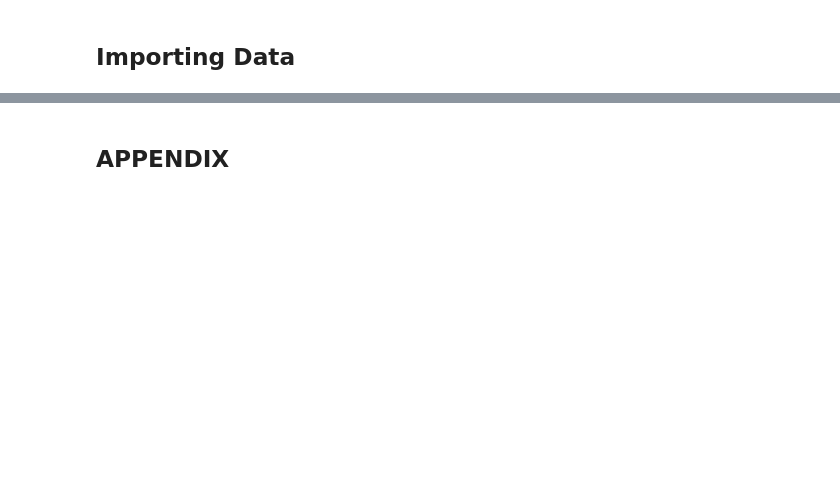
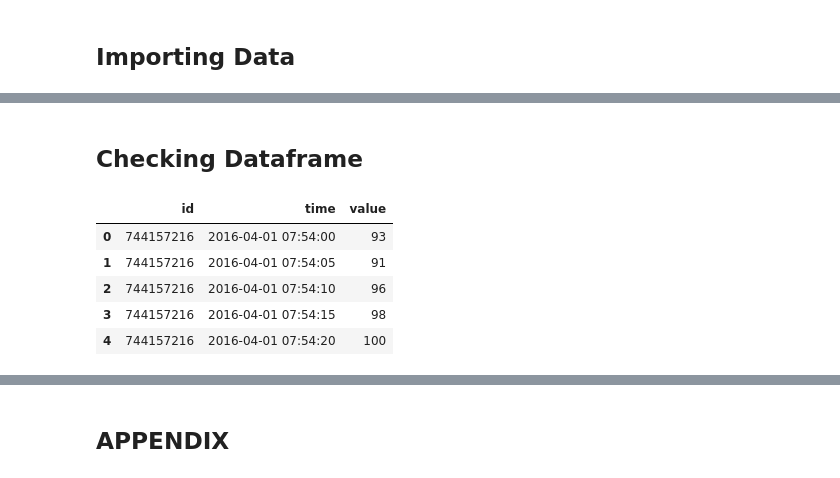
Before and after one commit to esemsc-db24/NewRytm, a Jupyter notebook: Importing_merging_cleaning.ipynb, the cells around one changed output, grey strips where cells are left out. Cells and saved outputs as stored; diff of their text form; code cells hidden in the pictures; blank space fills up the shorter version.

```diff
--- a/Importing_merging_cleaning.ipynb
+++ b/Importing_merging_cleaning.ipynb
@@ -162,0 +160,26 @@ conn.close()
+# %%
+# Calling function to clean data
+heart_rate_fitabase_first_ca = aligning_data(group[0], base_id=1)
+heart_rate_fitabase_second_ca = aligning_data(group[1], base_id=2)
+heart_rate_user_1_ca = aligning_data(group[2], base_id=3)
+heart_rate_user_2_ca = aligning_data(group[3], base_id=4)
+heart_rate_AOU_ca = aligning_data(group[4], base_id=5)
+heart_rate_april_ca = aligning_data(group[5], base_id=6)
+heart_rate_one_person_ca = aligning_data(group[6], base_id=7)
+parque_file_concat_ca = aligning_data(group[7], base_id=8)
+wearable_parquet_ca = aligning_data(group[8], base_id=9)
+# %%
+all_data_frames = pd.concat([heart_rate_fitabase_first_ca,
+                              heart_rate_fitabase_second_ca,
+                                heart_rate_user_1_ca,
+                                  heart_rate_user_2_ca,
+                                    heart_rate_AOU_ca,
+                                      heart_rate_april_ca,
+                                        heart_rate_one_person_ca,
+                                          parque_file_concat_ca,
+                                          wearable_parquet_ca])
+
+all_data_frames.reset_index(drop=True, inplace=True)
+all_data_frames.info()
+
+# The entire dataframe has 38,062,855 mln entires
@@ -162,0 +197,11 @@ conn.close()
+# %% [markdown]
+## Checking Dataframe
+# %%
+all_data_frames.head()
+# %% [output]
+|  | id | time | value |
+| 0 | 744157216 | 2016-04-01 07:54:00 | 93 |
+| 1 | 744157216 | 2016-04-01 07:54:05 | 91 |
+| 2 | 744157216 | 2016-04-01 07:54:10 | 96 |
+| 3 | 744157216 | 2016-04-01 07:54:15 | 98 |
+| 4 | 744157216 | 2016-04-01 07:54:20 | 100 |
```
Also changed, not shown: parts of 46 cells of this notebook, 4 other files.
